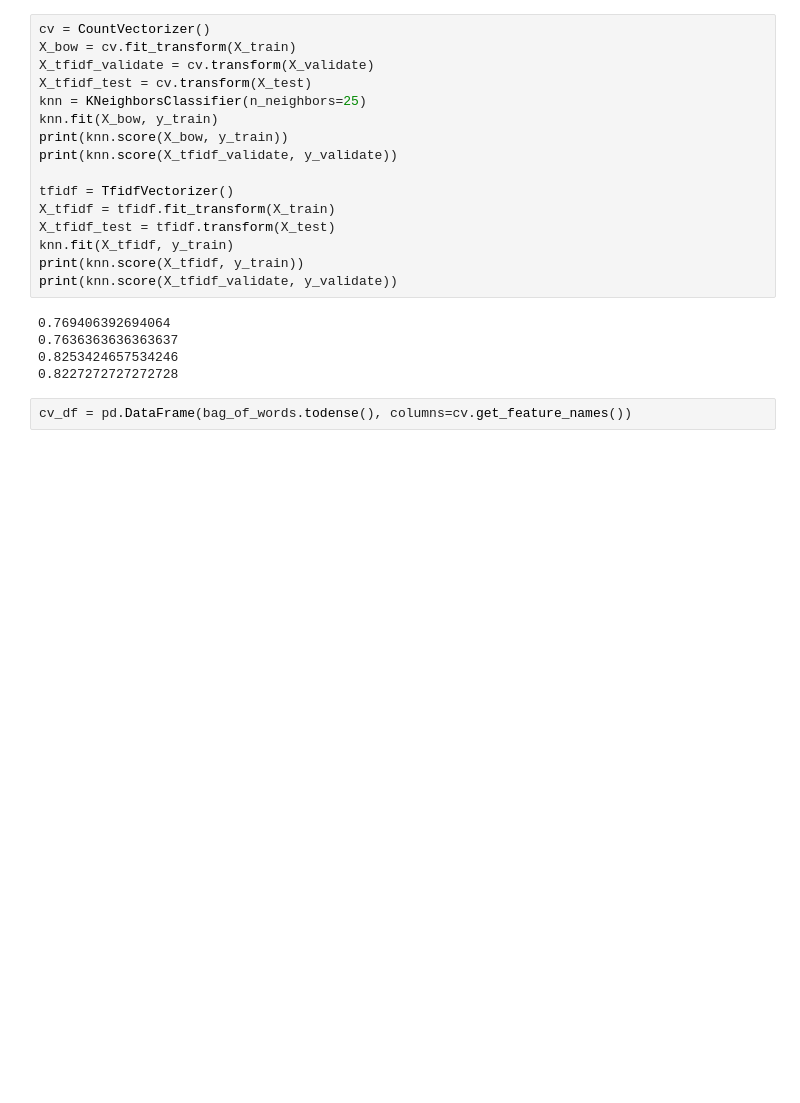
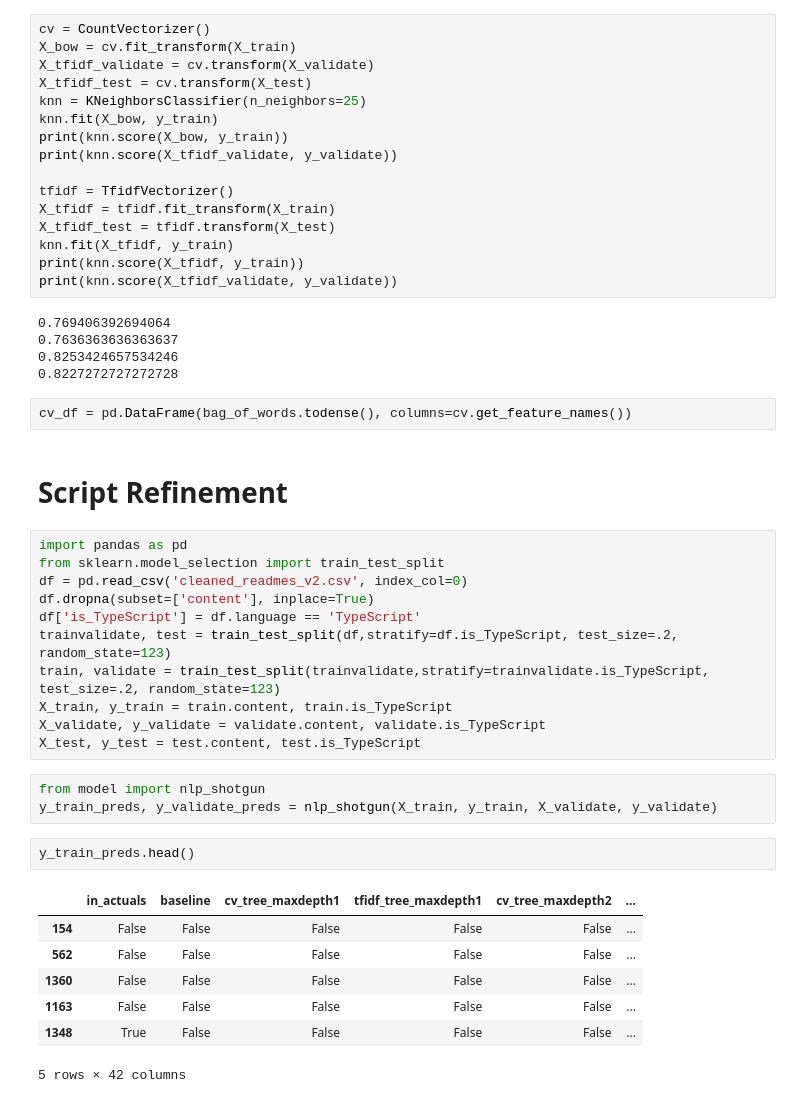
Before and after one commit to lets-talk-codeup/github-guesser, a Jupyter notebook: model_notebook_jake.ipynb, the cells around one changed output. Cells and saved outputs as stored; diff of their text form; blank space fills up the shorter version.

Commit message:
add nlp_shotgun script test

```diff
--- a/model_notebook_jake.ipynb
+++ b/model_notebook_jake.ipynb
@@ -255,3 +251,29 @@ print(knn.score(X_tfidf_validate, y_validate))
 0.8227272727272728
 # %%
 cv_df = pd.DataFrame(bag_of_words.todense(), columns=cv.get_feature_names())
+# %% [markdown]
+# Script Refinement
+# %%
+import pandas as pd
+from sklearn.model_selection import train_test_split
+df = pd.read_csv('cleaned_readmes_v2.csv', index_col=0)
+df.dropna(subset=['content'], inplace=True)
+df['is_TypeScript'] = df.language == 'TypeScript'
+trainvalidate, test = train_test_split(df,stratify=df.is_TypeScript, test_size=.2, random_state=123)
+train, validate = train_test_split(trainvalidate,stratify=trainvalidate.is_TypeScript, test_size=.2, random_state=123)
+X_train, y_train = train.content, train.is_TypeScript
+X_validate, y_validate = validate.content, validate.is_TypeScript
+X_test, y_test = test.content, test.is_TypeScript
+# %%
+from model import nlp_shotgun
+y_train_preds, y_validate_preds = nlp_shotgun(X_train, y_train, X_validate, y_validate)
+# %%
+y_train_preds.head()
+# %% [output]
+|  | in_actuals | baseline | cv_tree_maxdepth1 | tfidf_tree_maxdepth1 | cv_tree_maxdepth2 | ... |
+| 154 | False | False | False | False | False | ... |
+| 562 | False | False | False | False | False | ... |
+| 1360 | False | False | False | False | False | ... |
+| 1163 | False | False | False | False | False | ... |
+| 1348 | True | False | False | False | False | ... |
+5 rows × 42 columns
```
Also changed, not shown: parts of 3 cells of this notebook.
